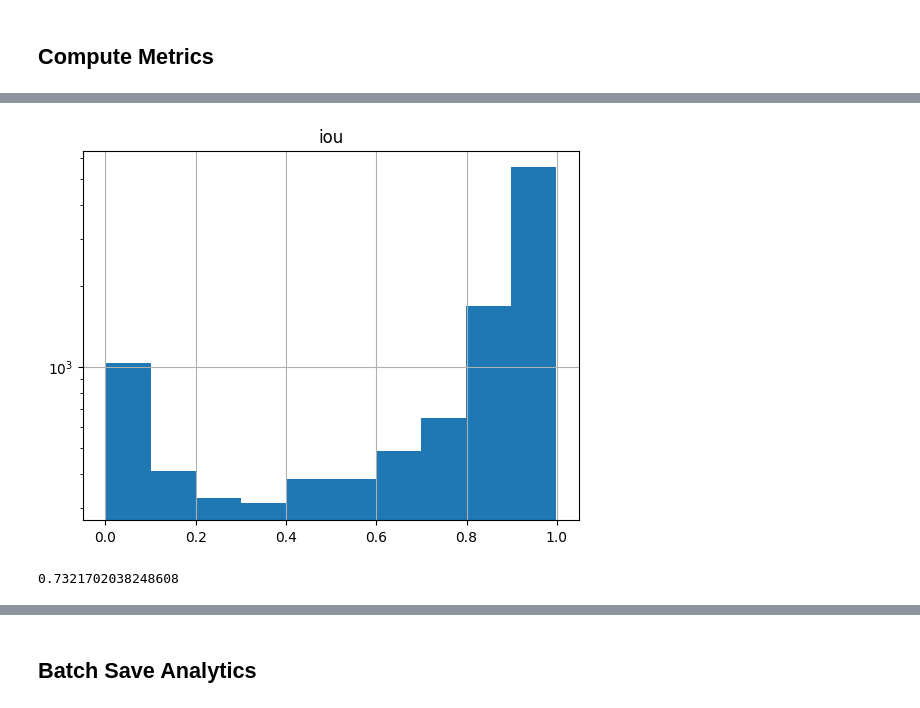
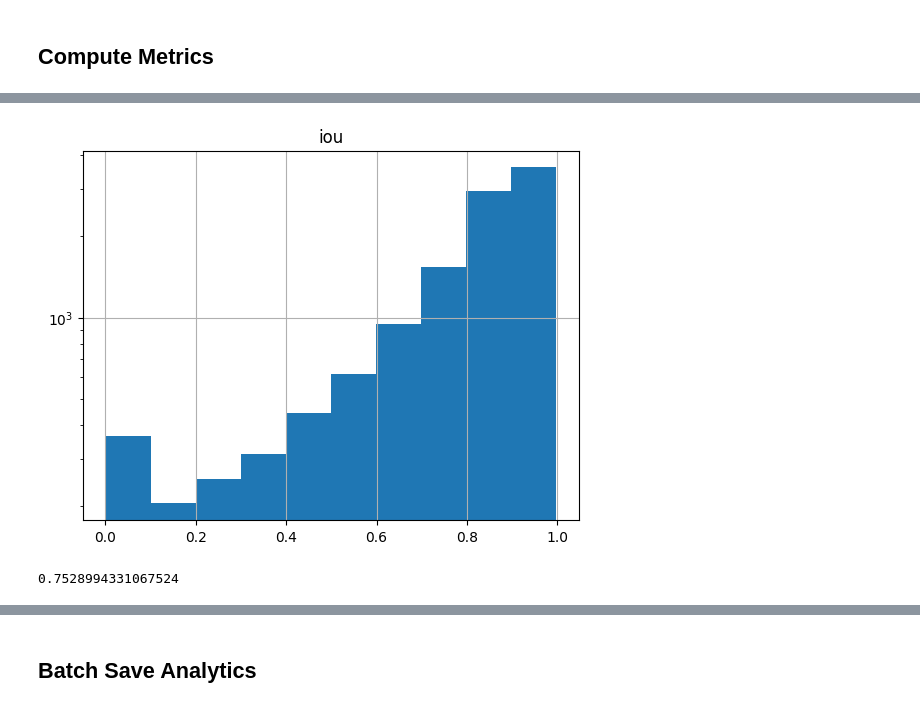
Before and after one commit to simoneangarano/BenchSAM, a Jupyter notebook: notebooks/Analysis.ipynb, the cells around one changed output, grey strips where cells are left out. Drawn from its saved outputs; the diff is of its cells as text; code cells hidden in the pictures.

```diff
--- a/notebooks/Analysis.ipynb
+++ b/notebooks/Analysis.ipynb
@@ -69,5 +77,8 @@ FileNotFoundError: [Errno 2] No such file or directory: '../results/analytics/ce
 # %%
-# SAM vs MobileSAM
-df_gs = get_analytics(df_0, df_s, df_p, cfg, skip_empty=True)
-df_gs.to_pickle(f"../results/analytics/{cfg['EXPERIMENT']}{cfg['DATASET']}_{cfg['MODEL']}_{cfg['SPARSITY']}{cfg['MODE']}.pkl")
-df_gs.head()
+# MobileSAM vs SAM
+if os.path.exists(f"../results/analytics/{cfg['EXPERIMENT']}{cfg['DATASET']}_{cfg['MODEL']}_{cfg['SPARSITY']}{cfg['MODE']}.pkl"):
+    df_0s = pd.read_pickle(f"../results/analytics/{cfg['EXPERIMENT']}{cfg['DATASET']}_{cfg['MODEL']}_{cfg['SPARSITY']}{cfg['MODE']}.pkl")
+else:
+    df_0s = get_analytics(df_0, df_s, df_p, cfg, skip_empty=True)
+    df_0s.to_pickle(f"../results/analytics/{cfg['EXPERIMENT']}{cfg['DATASET']}_{cfg['MODEL']}_{cfg['SPARSITY']}{cfg['MODE']}.pkl")
+    df_0s.head()
@@ -89,9 +94,9 @@ df_g0['iou'].mean()
 # %%
-# Mobile
-df_gs.hist(column='iou')
+# MobileSAMft vs SAM
+df_0s.hist(column='iou')
 plt.semilogy()
 plt.show()
-df_gs['iou'].mean()
+df_0s['iou'].mean()
 # %% [output]
-[figure, old version]
+[figure, new version]
-0.7321702038248608
+0.7528994331067524
```
Also changed, not shown: parts of 38 cells of this notebook, 6 other files.
